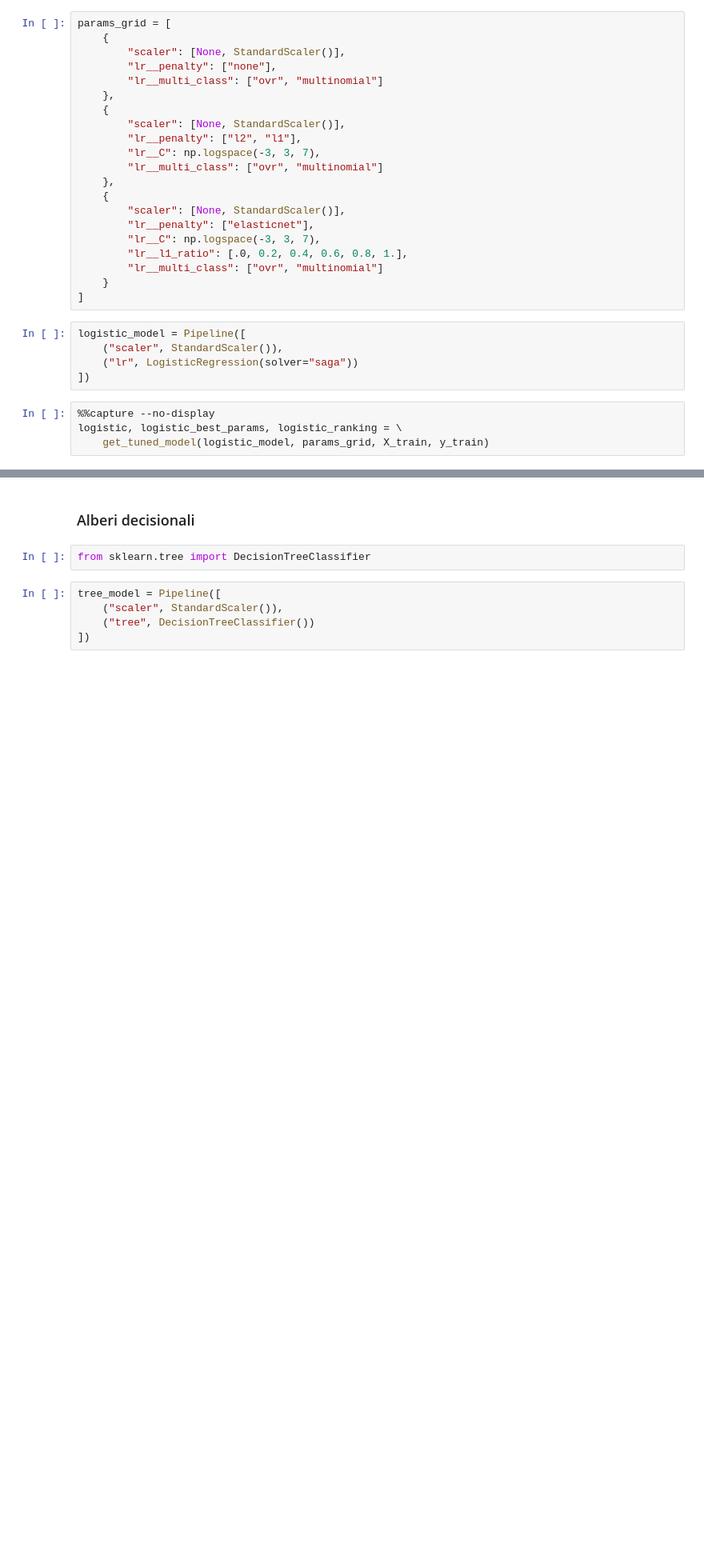
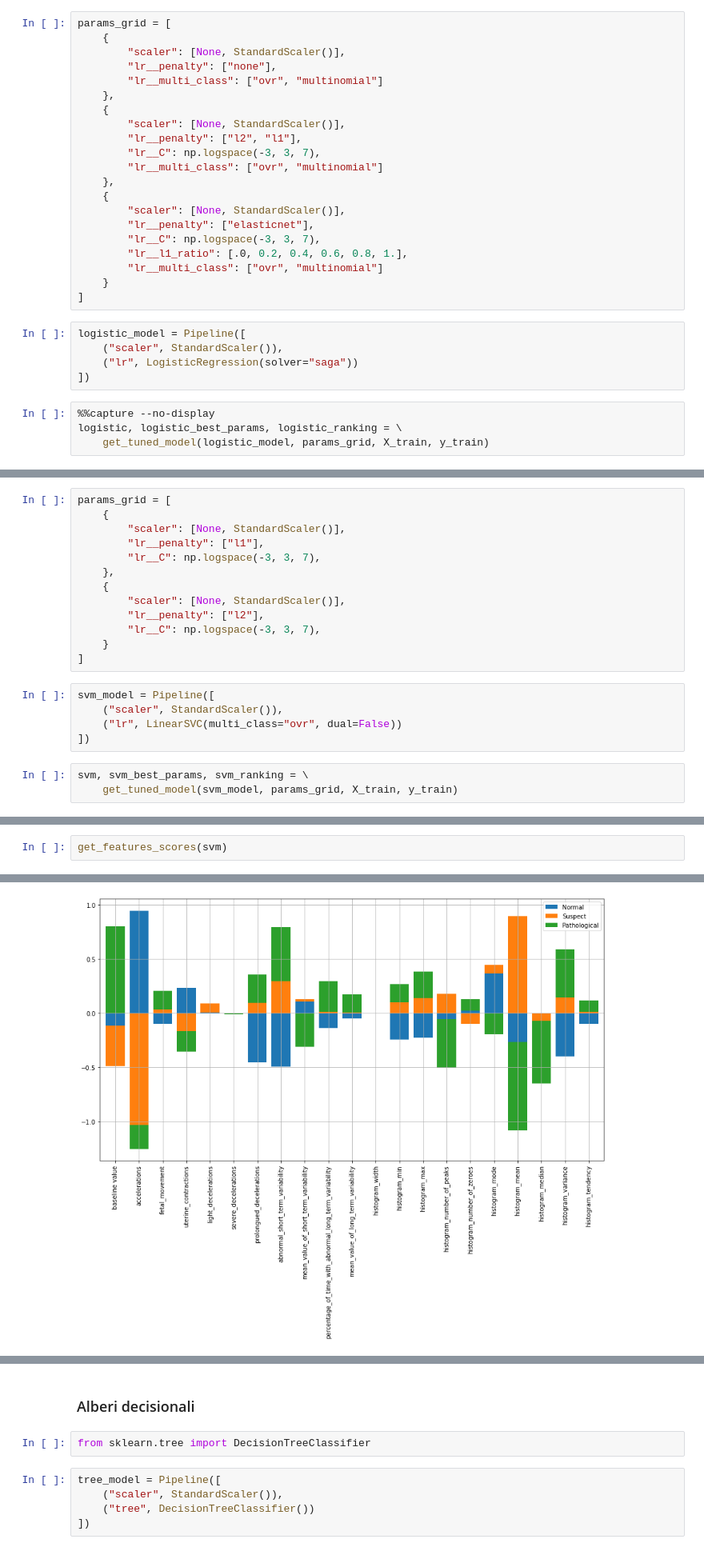
Before and after one commit to tassiluca/dia-project, a Jupyter notebook: fetal_health_classification.ipynb, the cells around one changed output, grey strips where cells are left out. Shown at 80% size. Saved outputs shown, nothing was run; the diff lists cells and outputs as text; blank space fills up the shorter version.

```diff
--- a/fetal_health_classification.ipynb
+++ b/fetal_health_classification.ipynb
@@ -397,0 +549,21 @@ f1_score macro: 0.787
+# %%
+params_grid = [
+    {
+        "scaler": [None, StandardScaler()],
+        "lr__penalty": ["l1"],
+        "lr__C": np.logspace(-3, 3, 7),
+    },
+    {
+        "scaler": [None, StandardScaler()],
+        "lr__penalty": ["l2"],
+        "lr__C": np.logspace(-3, 3, 7),
+    }
+]
+# %%
+svm_model = Pipeline([
+    ("scaler", StandardScaler()),
+    ("lr", LinearSVC(multi_class="ovr", dual=False))
+])
+# %%
+svm, svm_best_params, svm_ranking = \
+    get_tuned_model(svm_model, params_grid, X_train, y_train)
@@ -397,0 +583,3 @@ f1_score macro: 0.787
+# %%
+get_features_scores(svm)
+# %% [output]
@@ -397,0 +603 @@ f1_score macro: 0.787
+[figure, added]
```
Also changed, not shown: parts of 42 cells of this notebook.
